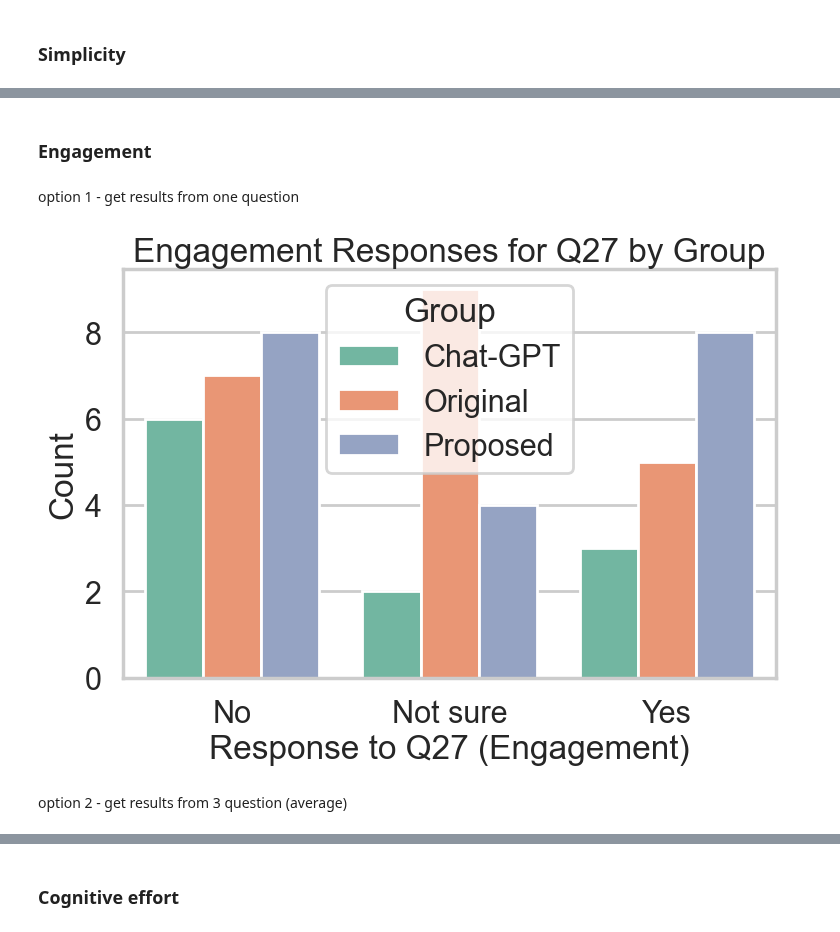
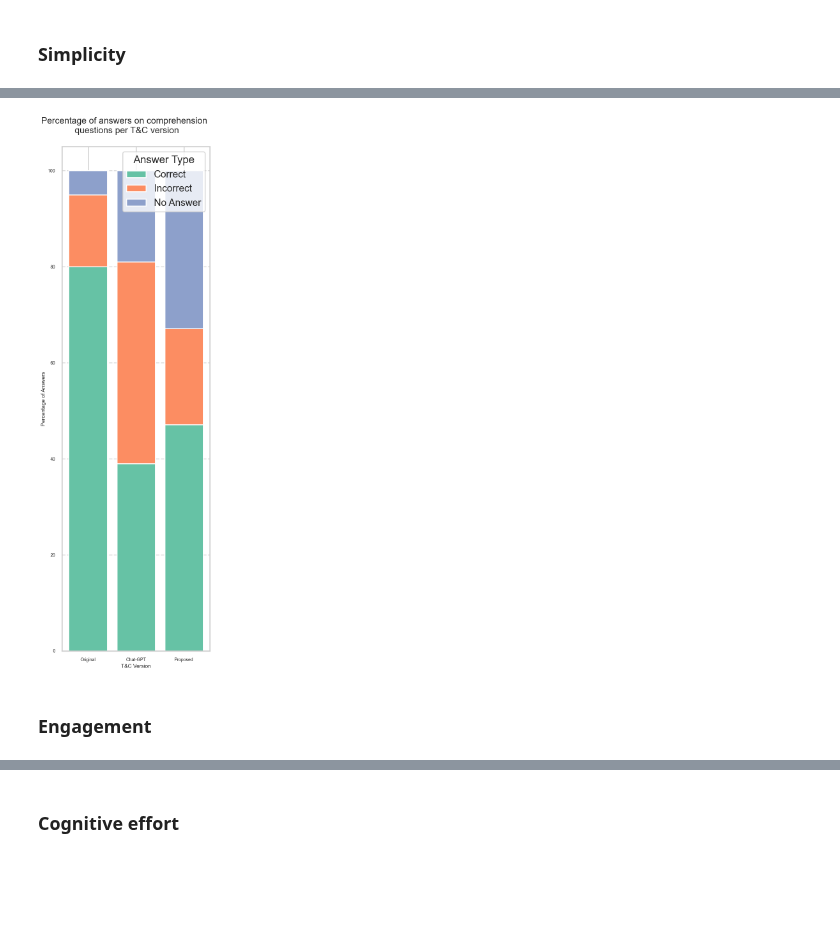
Before and after one commit to AmberStoevelaar/DSP_project, a Jupyter notebook: results/graphs.ipynb, the cells around one changed output, grey strips where cells are left out. Saved outputs shown, nothing was run; the diff lists cells and outputs as text; code cells hidden in the pictures; blank space fills up the shorter version.

```diff
--- a/results/graphs.ipynb
+++ b/results/graphs.ipynb
@@ -89,27 +167,47 @@ The `ci` parameter is deprecated. Use `errorbar=None` for the same effect.
+# %%
+# percentage of each answer type
+summary_df = pd.DataFrame({
+    "T&C Version": ["Original", "Chat-GPT", "Proposed"],
+    "correct": [group1["correct"], group2["correct"], group3["correct"]],
+    "incorrect": [group1["incorrect"], group2["incorrect"], group3["incorrect"]],
+    "no_answer": [group1["no_answer"], group2["no_answer"], group3["no_answer"]],
+})
+
+summary_df["total"] = summary_df[["correct", "incorrect", "no_answer"]].sum(axis=1)
+summary_df["correct_percentage"] = (summary_df["correct"] / summary_df["total"]) * 100
+summary_df["incorrect_percentage"] = (summary_df["incorrect"] / summary_df["total"]) * 100
+summary_df["no_answer_percentage"] = (summary_df["no_answer"] / summary_df["total"]) * 100
+
+x = summary_df["T&C Version"]
+correct = summary_df["correct_percentage"]
+incorrect = summary_df["incorrect_percentage"]
+no_answer = summary_df["no_answer_percentage"]
+
+sns.set_palette("Set2")
+colors = sns.color_palette("Set2", 3)
+fig, ax = plt.subplots(figsize=(6, 18))
+
+ax.bar(x, correct, label="Correct", color=colors[0])
+ax.bar(x, incorrect, bottom=correct, label="Incorrect", color=colors[1])
+ax.bar(x, no_answer, bottom=correct + incorrect, label="No Answer", color=colors[2])
+
+ax.set_xlabel("T&C Version", fontsize=12)
+ax.set_ylabel("Percentage of Answers", fontsize=12)
+ax.legend(title="Answer Type")
+
+fig.suptitle("Percentage of answers on comprehension \n questions per T&C version", fontsize=20)
+
+plt.tight_layout(rect=[0, 0, 1, 0.96])
+fig.subplots_adjust(top=0.92, left=0.1, right=0.9)
+
+plt.xticks(fontsize=10)
+plt.yticks(fontsize=10)
+plt.grid(axis="y", linestyle="--", alpha=0.7)
+
+plt.tight_layout()
+plt.savefig('comprehension.png')
+plt.show()
+# %% [output]
+[figure, added]
 # %% [markdown]
 ### Engagement
-# %% [markdown]
-option 1 - get results from one question
-# %%
-# Count responses for Q27 by group
-engagement_counts_q27 = df.groupby(["Q27", "group"]).size().reset_index(name="count")
-
-# Plot the data
-plt.figure(figsize=(8, 6))
-sns.barplot(data=engagement_counts_q27, x="Q27", y="count", hue="group", palette="Set2")
-
-# Customize the plot
-plt.xlabel("Response to Q27 (Engagement)")
-plt.ylabel("Count")
-plt.title("Engagement Responses for Q27 by Group")
-plt.legend(title="Group")
-plt.tight_layout()
-
-plt.savefig("engagement_responses_q27.png")
-
-# Show the plot
-plt.show()
-# %% [output]
-[figure, removed]
-# %% [markdown]
-option 2 - get results from 3 question (average)
```
Also changed, not shown: parts of 17 cells of this notebook, 12 other files.
